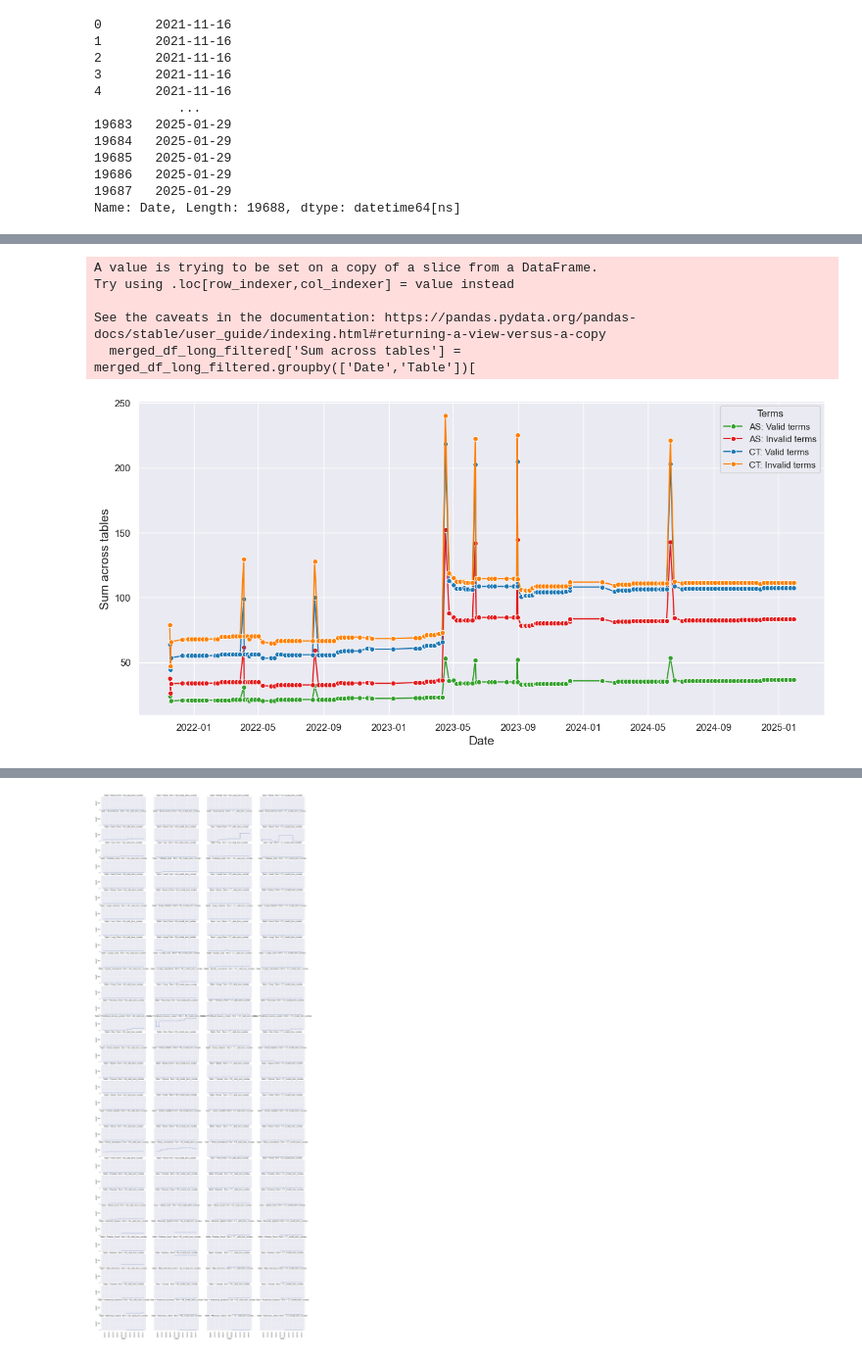
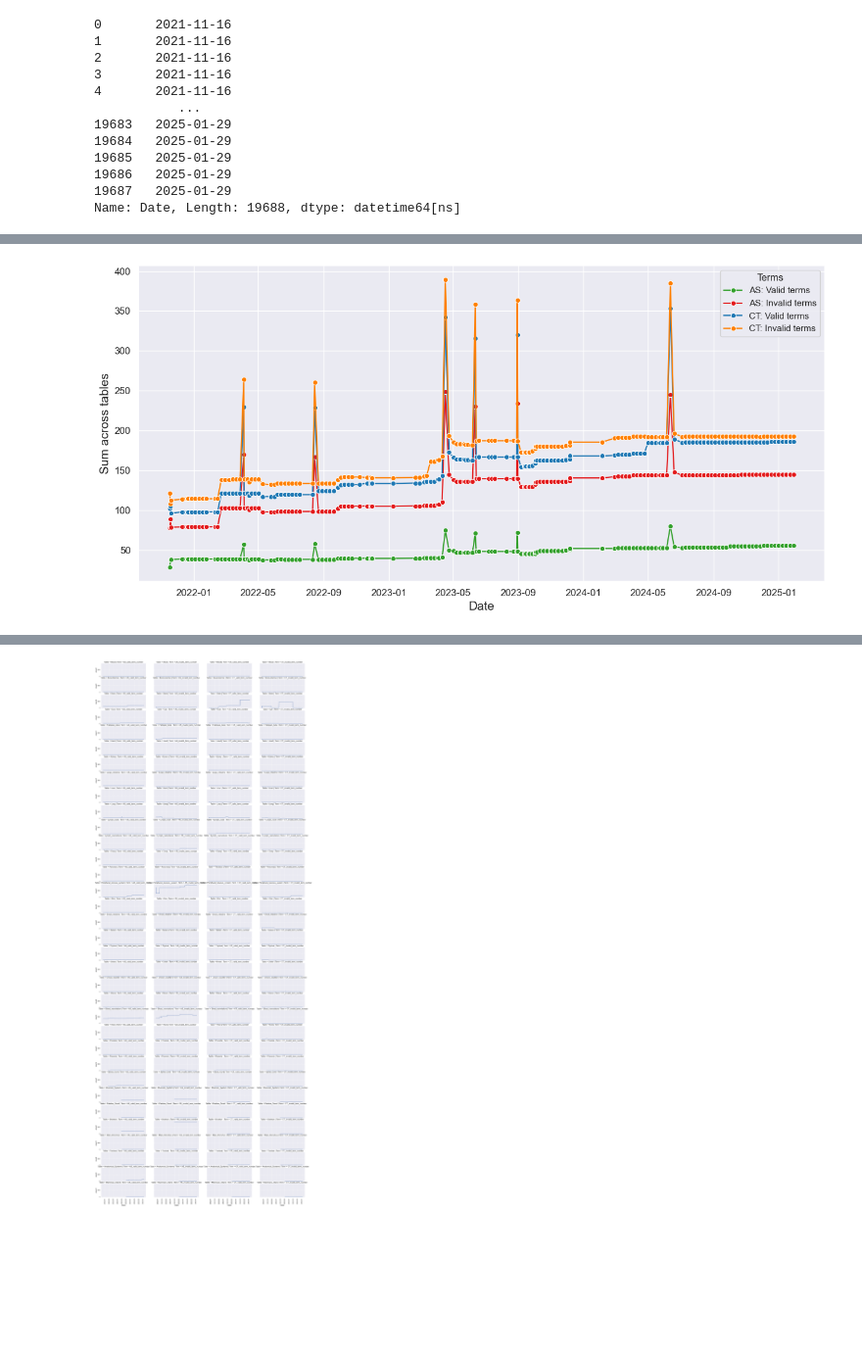
Before and after one commit to cns-iu/hra-kg-supporting-information, a Jupyter notebook: notebooks/hra-kg-technical-validation.ipynb, the cells around one changed output, grey strips where cells are left out. Shown at 98% size. Saved outputs shown, nothing was run; the diff lists cells and outputs as text; code cells hidden in the pictures; blank space fills up the shorter version.

```diff
--- a/notebooks/hra-kg-technical-validation.ipynb
+++ b/notebooks/hra-kg-technical-validation.ipynb
@@ -253,15 +254,40 @@ files = response.json()
 list_df_terms = []
 list_df_relationships = []
 
+# Define the folder where we want to save the reports
+save_folder = "data/validation-reports/"
+
+# Ensure the folder exists
+os.makedirs(save_folder, exist_ok=True)
+
 # Iterate over files and check for TSV files
 for file in files:
     if file['name'].endswith('.tsv'):
         # URL for downloading the raw content of the file
         file_url = file['download_url']
+
+       # Extract the filename from the URL
+        filename = os.path.join(save_folder, file['name'])
+
+        # check if file exists locally
+        files = [entry.name for entry in os.scandir(
+            save_folder) if entry.is_file()]
+        if(file['name'] in files):
+          continue
+
+        # Download the file
         tsv_response = requests.get(file_url)
 
         # Check if the file is downloaded successfully
         if tsv_response.status_code == 200:
+          tsv_data = tsv_response.text
+          # save data
+          with open(filename, "wb") as current_file:
+            for chunk in tsv_response.iter_content(1024):
+              current_file.write(chunk)
+            print(f"Report saved as {filename}")
+
+
             tsv_data = tsv_response.text
 
             # Use StringIO to convert the text to a file-like object for pandas to read
@@ -278,7 +304,7 @@ for file in files:
             elif "relationship" in file['name']:
               list_df_relationships.append(df)
         else:
-            print(f"Failed to download {file['name']}")
+          print(f"Failed to download {file['name']}")
 
 print(f'Length of list_df_terms: {len(list_df_terms)}')
 print(f'Length of list_df_relationships: {len(list_df_relationships)}')
@@ -405,7 +449,7 @@ merged_df_long_filtered = merged_df_long
 # %%
 # filter as needed
 # remove brain, PNS, blood vasculature
-merged_df_long_filtered = merged_df_long[(
-    merged_df_long['Table'] != 'Brain') & (merged_df_long['Table'] != 'Peripheral_nervous_system') & (merged_df_long['Table'] != 'Blood_vasculature')]
+# merged_df_long_filtered = merged_df_long[(
+#     merged_df_long['Table'] != 'Brain') & (merged_df_long['Table'] != 'Peripheral_nervous_system') & (merged_df_long['Table'] != 'Blood_vasculature')]
 
-merged_df_long_filtered
+# merged_df_long_filtered
@@ -426,36 +456,32 @@ merged_df_long_filtered
 # %%
 # make combined line graph
 
 # Calculate sum
-merged_df_long_filtered['Sum across tables'] = merged_df_long_filtered.groupby(['Date','Table'])[
+merged_df_long_filtered['sum_across_tables'] = merged_df_long_filtered.groupby(['Table','Date'])[
     'count'].cumsum()
 
 # palette = sns.color_palette('Paired')
 palette = ["#33a02c", "#e31a1c", "#1f78b4", "#ff7f00"]
 
 # Create the line plot
 sns.lineplot(
     data=merged_df_long_filtered,
     x='Date',
-    y='Sum across tables',
+    y='sum_across_tables',
     hue='Term',
     errorbar=None,
     palette=palette,
     marker='o'
 )
 
 # Customize the plot
 plt.legend(labels=['AS: Valid terms', 'AS: Invalid terms',
            'CT: Valid terms', 'CT: Invalid terms'], title='Terms')
+plt.ylabel('Sum across tables')
 
 # Adjust layout to prevent label cutoff
 plt.tight_layout()
 
 plt.show()
 # %% [output]
-A value is trying to be set on a copy of a slice from a DataFrame.
-Try using .loc[row_indexer,col_indexer] = value instead
-
-See the caveats in the documentation: https://pandas.pydata.org/pandas-docs/stable/user_guide/indexing.html#returning-a-view-versus-a-copy
-  merged_df_long_filtered['Sum across tables'] = merged_df_long_filtered.groupby(['Date','Table'])[
-[figure, old version]
+[figure, new version]
```
Also changed, not shown: parts of 7 cells of this notebook, 3 other files.
